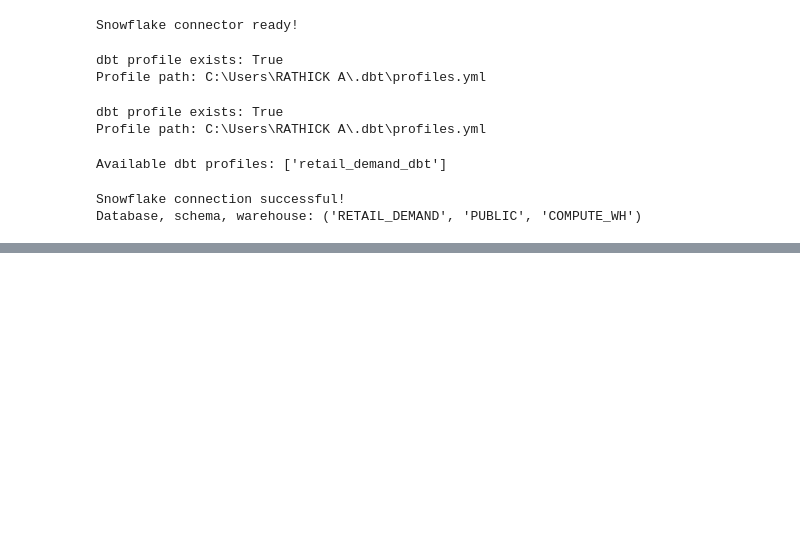
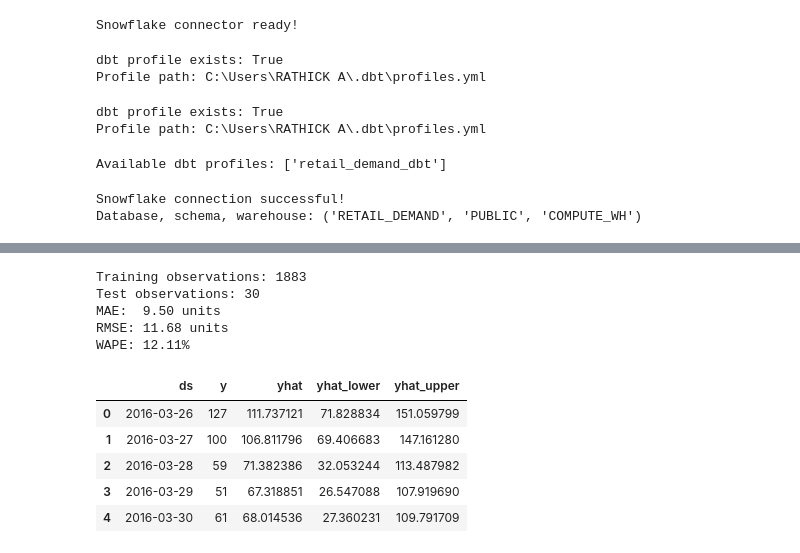
Before and after one commit to beaulahsonti/Retail-Demand-Forecasting-Inventory-Optimization, a Jupyter notebook: forecasting/notebooks/01_prophet_forecasting.ipynb, the cells around one changed output, grey strips where cells are left out. Cells and saved outputs as stored; diff of their text form; code cells hidden in the pictures; blank space fills up the shorter version.

```diff
--- a/forecasting/notebooks/01_prophet_forecasting.ipynb
+++ b/forecasting/notebooks/01_prophet_forecasting.ipynb
@@ -93,0 +139,54 @@ Database, schema, warehouse: ('RETAIL_DEMAND', 'PUBLIC', 'COMPUTE_WH')
+# %%
+
+from prophet import Prophet
+from sklearn.metrics import mean_absolute_error, mean_squared_error
+import numpy as np
+import matplotlib.pyplot as plt
+
+# Prophet requires columns named ds (date) and y (target)
+prophet_df = df[["DS", "Y"]].rename(
+    columns={"DS": "ds", "Y": "y"}
+).copy()
+
+# Hold out the last 30 days for evaluation
+horizon = 30
+train = prophet_df.iloc[:-horizon].copy()
+test = prophet_df.iloc[-horizon:].copy()
+
+# Train the model using historical data only
+model = Prophet(
+    yearly_seasonality=True,
+    weekly_seasonality=True,
+    daily_seasonality=False,
+    interval_width=0.95
+)
+
+model.fit(train)
+
+# Predict the held-out 30 days
+future = test[["ds"]].copy()
+forecast = model.predict(future)
+
+# Compare predictions with actual sales
+results = test.merge(
+    forecast[["ds", "yhat", "yhat_lower", "yhat_upper"]],
+    on="ds"
+)
+
+results["yhat"] = results["yhat"].clip(lower=0)
+
+mae = mean_absolute_error(results["y"], results["yhat"])
+rmse = np.sqrt(mean_squared_error(results["y"], results["yhat"]))
+wape = (
+    np.abs(results["y"] - results["yhat"]).sum()
+    / results["y"].sum()
+) * 100
+
+print(f"Training observations: {len(train)}")
+print(f"Test observations: {len(test)}")
+print(f"MAE:  {mae:.2f} units")
+print(f"RMSE: {rmse:.2f} units")
+print(f"WAPE: {wape:.2f}%")
+
+display(results.head())
+# %% [output]
@@ -93,0 +195,11 @@ Database, schema, warehouse: ('RETAIL_DEMAND', 'PUBLIC', 'COMPUTE_WH')
+Training observations: 1883
+Test observations: 30
+MAE:  9.50 units
+RMSE: 11.68 units
+WAPE: 12.11%
+|  | ds | y | yhat | yhat_lower | yhat_upper |
+| 0 | 2016-03-26 | 127 | 111.737121 | 71.828834 | 151.059799 |
+| 1 | 2016-03-27 | 100 | 106.811796 | 69.406683 | 147.161280 |
+| 2 | 2016-03-28 | 59 | 71.382386 | 32.053244 | 113.487982 |
+| 3 | 2016-03-29 | 51 | 67.318851 | 26.547088 | 107.919690 |
+| 4 | 2016-03-30 | 61 | 68.014536 | 27.360231 | 109.791709 |
```
Also changed, not shown: parts of 7 cells of this notebook.
